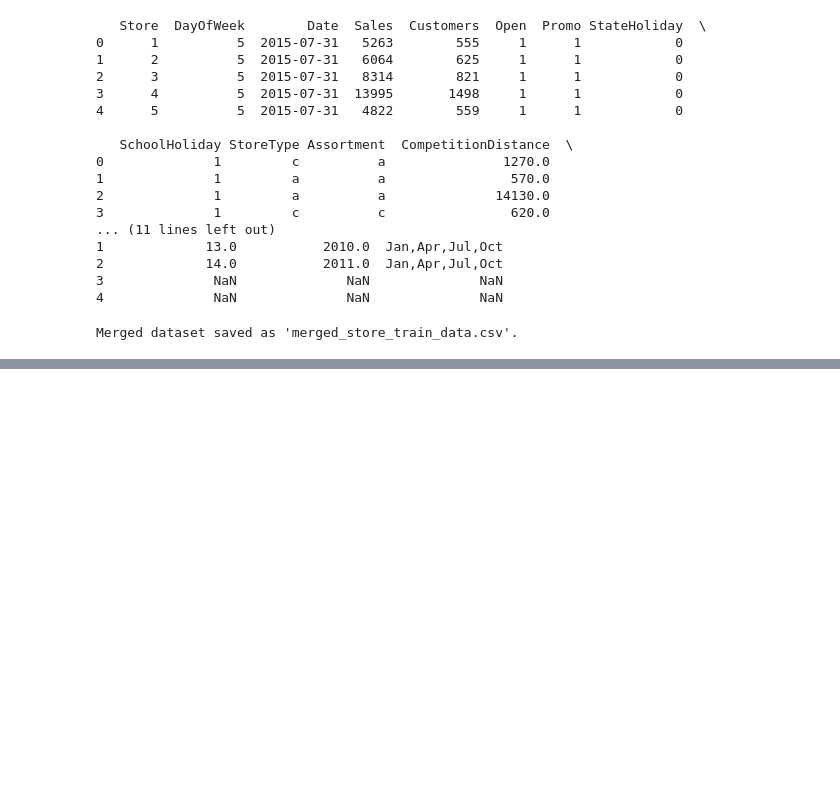
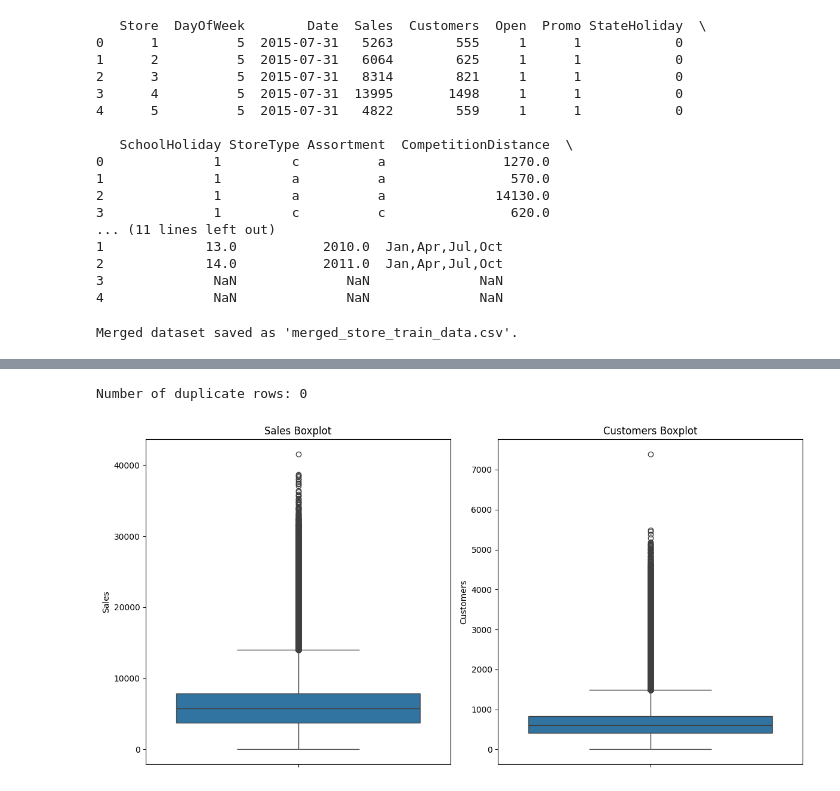
Before and after one commit to Liya-F/Kifiya-AI-MasteryW4, a Jupyter notebook: notebooks/EDA.ipynb, the cells around one changed output, grey strips where cells are left out. Cells and saved outputs as stored; diff of their text form; code cells hidden in the pictures; blank space fills up the shorter version.

```diff
--- a/notebooks/EDA.ipynb
+++ b/notebooks/EDA.ipynb
@@ -73,0 +100,7 @@ Merged dataset saved as 'merged_store_train_data.csv'.
+# %%
+merged_data['CompetitionDistance'].fillna(0, inplace=True)
+merged_data['CompetitionOpenSinceMonth'].fillna(0, inplace=True)
+merged_data['CompetitionOpenSinceYear'].fillna(0, inplace=True)
+merged_data['Promo2SinceWeek'].fillna(0, inplace=True)
+merged_data['Promo2SinceYear'].fillna(0, inplace=True)
+merged_data['PromoInterval'].fillna('None', inplace=True)
@@ -73,0 +129,20 @@ Merged dataset saved as 'merged_store_train_data.csv'.
+# %%
+duplicates = merged_data.duplicated().sum()
+print(f"Number of duplicate rows: {duplicates}")
+# %% [output]
+Number of duplicate rows: 0
+# %%
+# Boxplot for Sales and Customers to detect outliers
+plt.figure(figsize=(12, 6))
+plt.subplot(1, 2, 1)
+sns.boxplot(y=merged_data['Sales'])
+plt.title('Sales Boxplot')
+
+plt.subplot(1, 2, 2)
+sns.boxplot(y=merged_data['Customers'])
+plt.title('Customers Boxplot')
+
+plt.tight_layout()
+plt.show()
+# %% [output]
+[figure, added]
```
Also changed, not shown: parts of 31 cells of this notebook.
